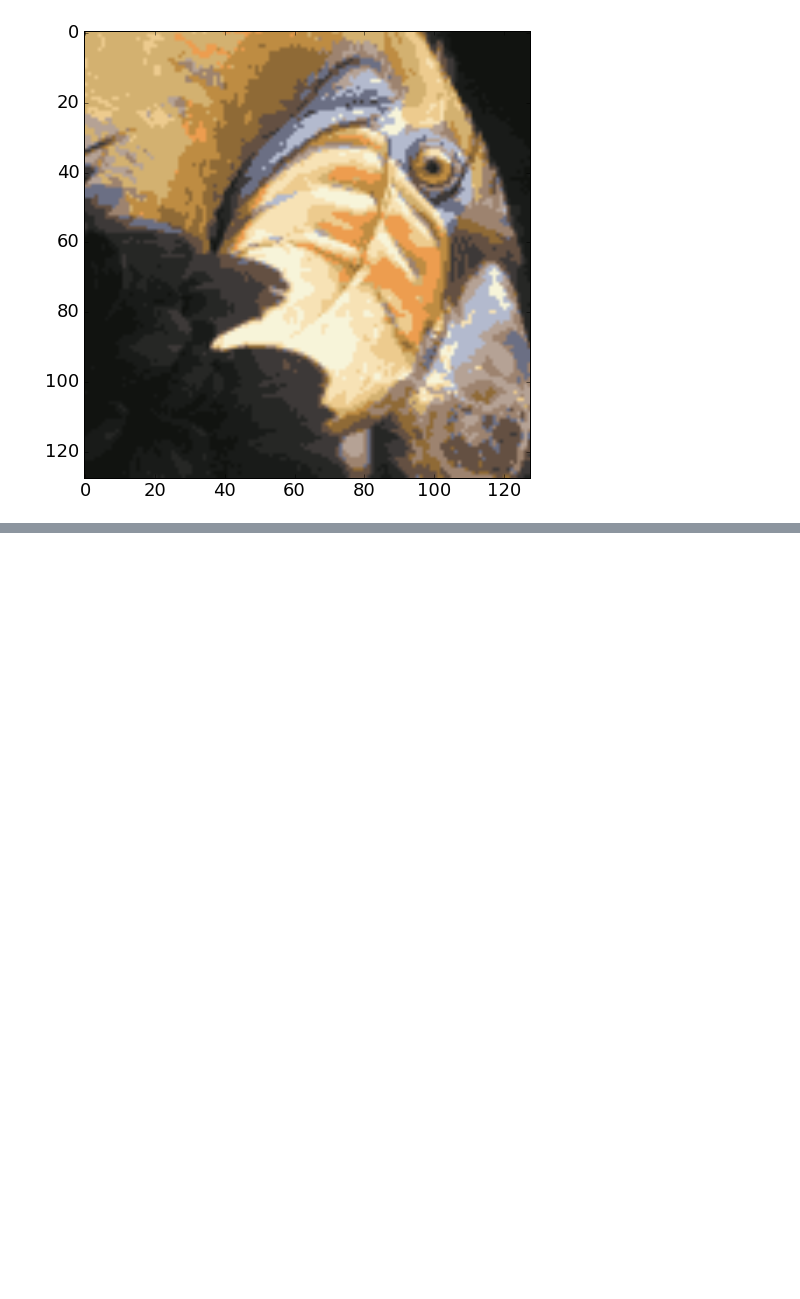
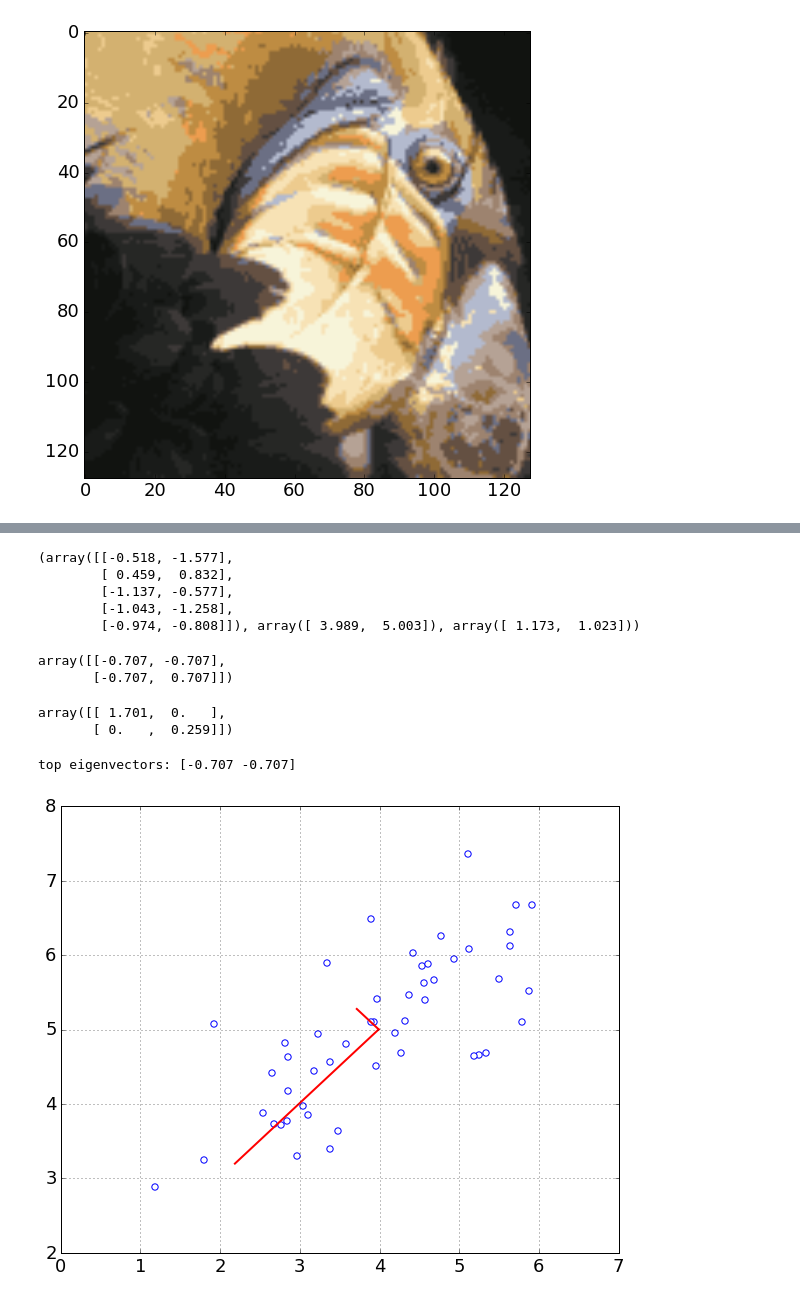
Before and after one commit to nakicam/DataScienceTraining, a Jupyter notebook: courses/coursera_ml008/hw7/hw7_clustering_and_pca.ipynb, the cells around one changed output, grey strips where cells are left out. Drawn from its saved outputs; the diff is of its cells as text; code cells hidden in the pictures; blank space fills up the shorter version.

```diff
--- a/courses/coursera_ml008/hw7/hw7_clustering_and_pca.ipynb
+++ b/courses/coursera_ml008/hw7/hw7_clustering_and_pca.ipynb
@@ -418,0 +451,52 @@ plt.show()
+# %%
+def normalize_features(X):
+    mu     = np.mean(X, axis=0)
+    sigma  = np.std(X, axis=0, ddof=1)
+    X_norm = (X - mu)/sigma
+    return X_norm, mu, sigma
+# %%
+X_norm, mu, sigma = normalize_features(X)
+X_norm[0:5], mu, sigma
+# %% [output]
+(array([[-0.518, -1.577],
+        [ 0.459,  0.832],
+        [-1.137, -0.577],
+        [-1.043, -1.258],
+        [-0.974, -0.808]]), array([ 3.989,  5.003]), array([ 1.173,  1.023]))
+# %%
+def pca(X):
+    from numpy.linalg import svd
+    X       = np.asmatrix(X)
+    m, n    = X.shape
+    sigma   = (1.0/float(m))*X.T.dot(X)
+    U, S, V = svd(sigma)
+    U       = np.asarray(U)
+    S       = np.asarray(np.diag(S))
+    return U, S
+# %%
+U, S = pca(X_norm)
+U
+# %% [output]
+array([[-0.707, -0.707],
+       [-0.707,  0.707]])
+# %%
+S
+# %% [output]
+array([[ 1.701,  0.   ],
+       [ 0.   ,  0.259]])
+# %%
+print("top eigenvectors: "+ str(U[0,:]))
+# %% [output]
+top eigenvectors: [-0.707 -0.707]
+# %%
+from matplotlib import pyplot, cm, colors, lines
+
+mu1 = mu + 1.5 * S[0,0] * U[:, 0]
+mu2 = mu + 1.5 * S[1,1] * U[:, 1]
+
+plt.scatter(X[:,0], X[:,1], color='w', edgecolor='b', s=40)
+pyplot.gca().add_line( lines.Line2D( xdata=[mu[0], mu1[0]], ydata=[mu[1], mu1[1]], c='r', lw=2))
+pyplot.gca().add_line( lines.Line2D( xdata=[mu[0], mu2[0]], ydata=[mu[1], mu2[1]], c='r', lw=2))
+plt.grid()
+# %% [output]
+[figure, added]
```
Also changed, not shown: parts of 45 cells of this notebook, 8 other files.
